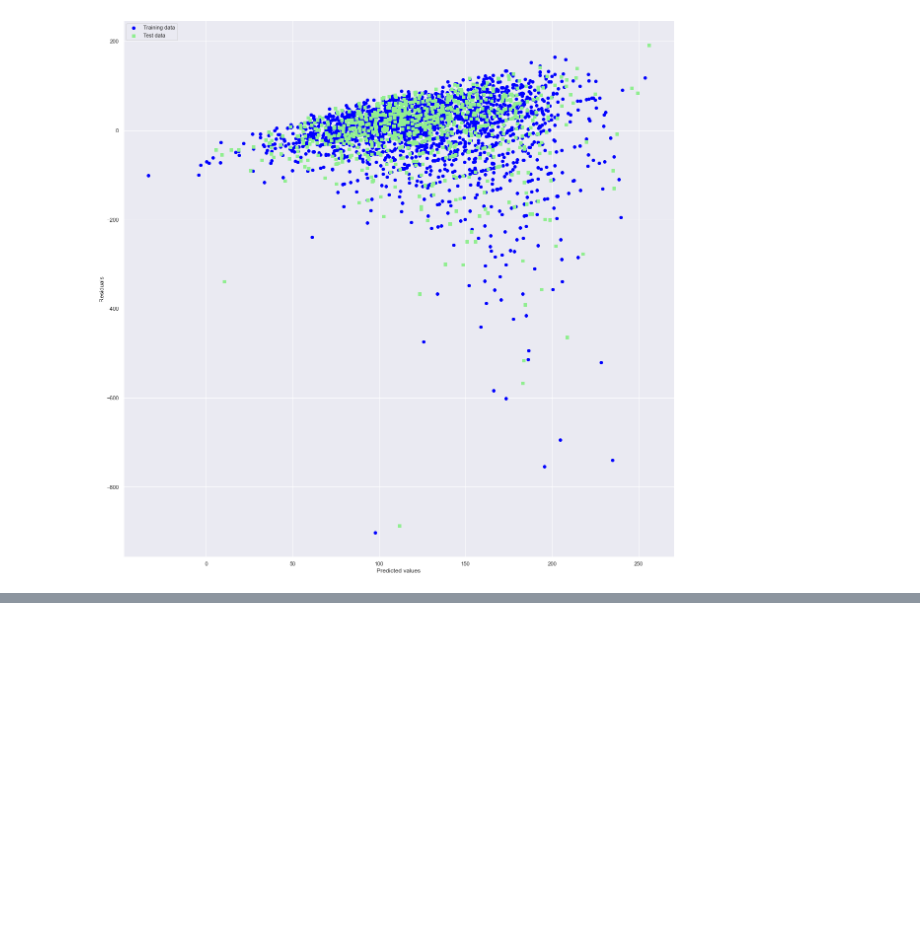
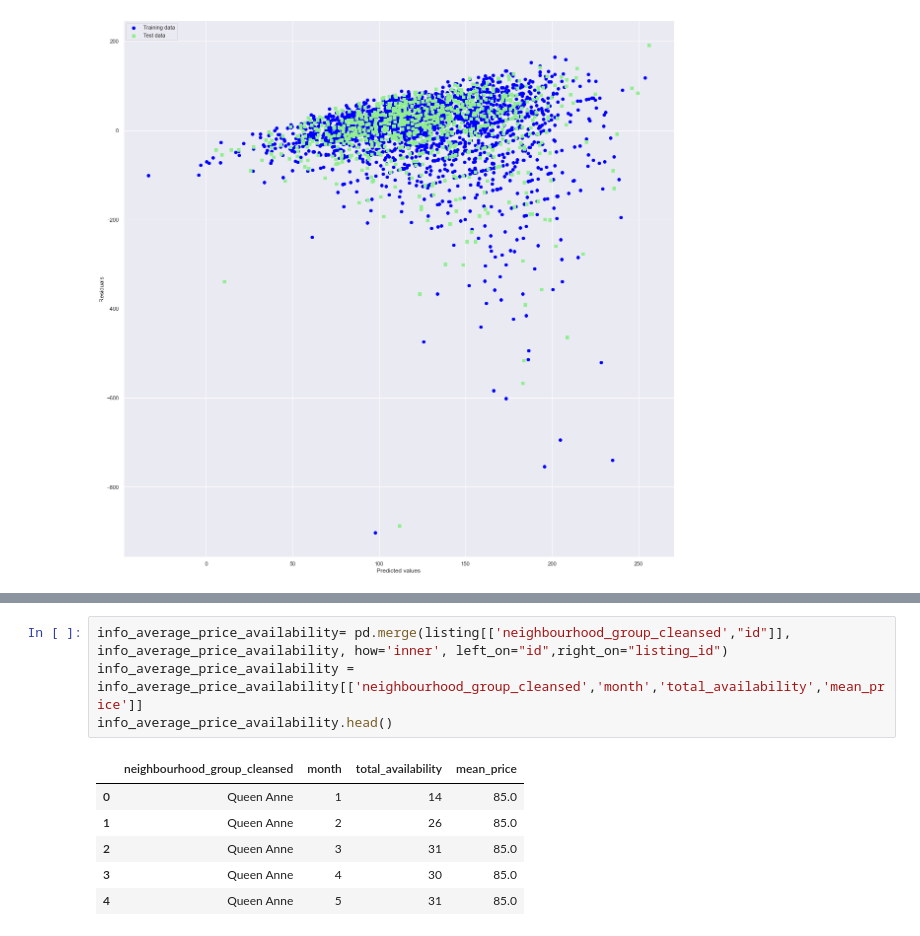
Before and after one commit to gek20/Write_a_Data_Science_Blog_Post, a Jupyter notebook: seattle_airbnb_project.ipynb, the cells around one changed output, grey strips where cells are left out. Drawn from its saved outputs; the diff is of its cells as text; blank space fills up the shorter version.

```diff
--- a/seattle_airbnb_project.ipynb
+++ b/seattle_airbnb_project.ipynb
@@ -530,0 +582,11 @@ R2 error: 0.14410638355995176
+# %%
+info_average_price_availability= pd.merge(listing[['neighbourhood_group_cleansed',"id"]], info_average_price_availability, how='inner', left_on="id",right_on="listing_id")
+info_average_price_availability = info_average_price_availability[['neighbourhood_group_cleansed','month','total_availability','mean_price']]
+info_average_price_availability.head()
+# %% [output]
+|  | neighbourhood_group_cleansed | month | total_availability | mean_price |
+| 0 | Queen Anne | 1 | 14 | 85.0 |
+| 1 | Queen Anne | 2 | 26 | 85.0 |
+| 2 | Queen Anne | 3 | 31 | 85.0 |
+| 3 | Queen Anne | 4 | 30 | 85.0 |
+| 4 | Queen Anne | 5 | 31 | 85.0 |
```
Also changed, not shown: parts of 15 cells of this notebook, 2 other files.
